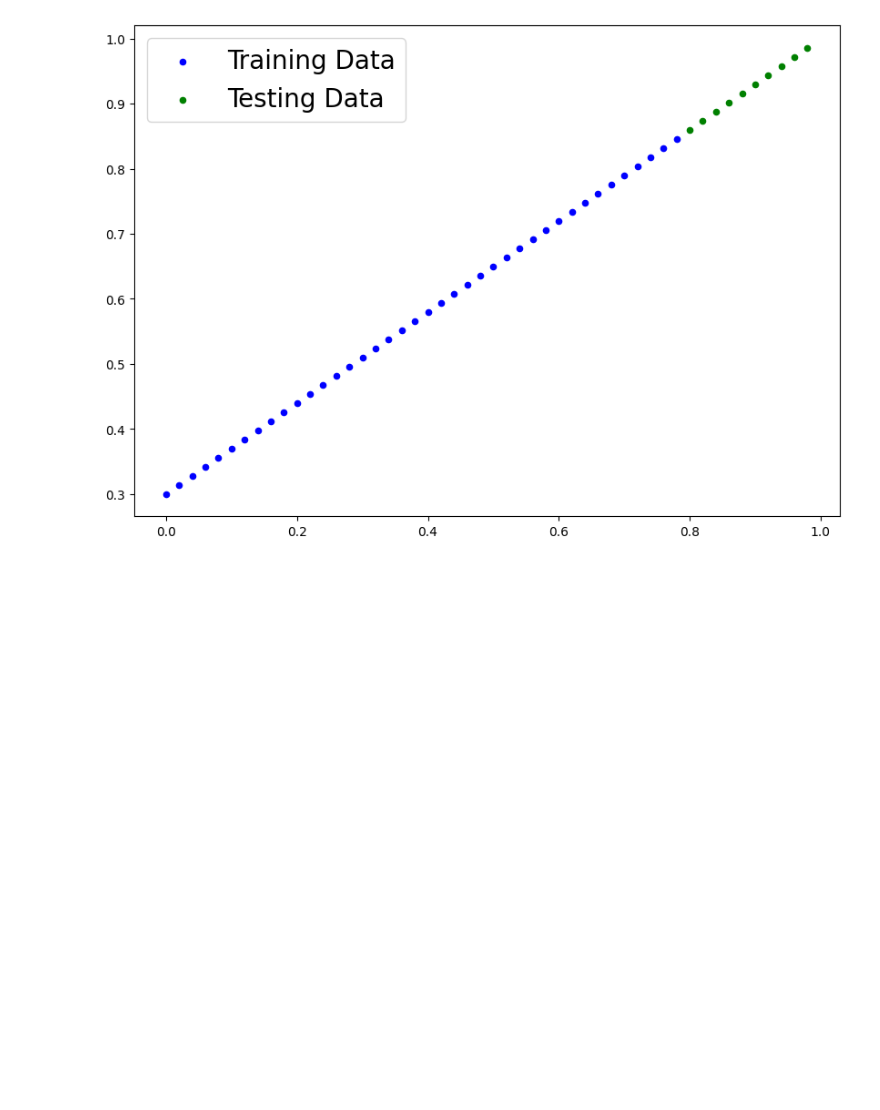
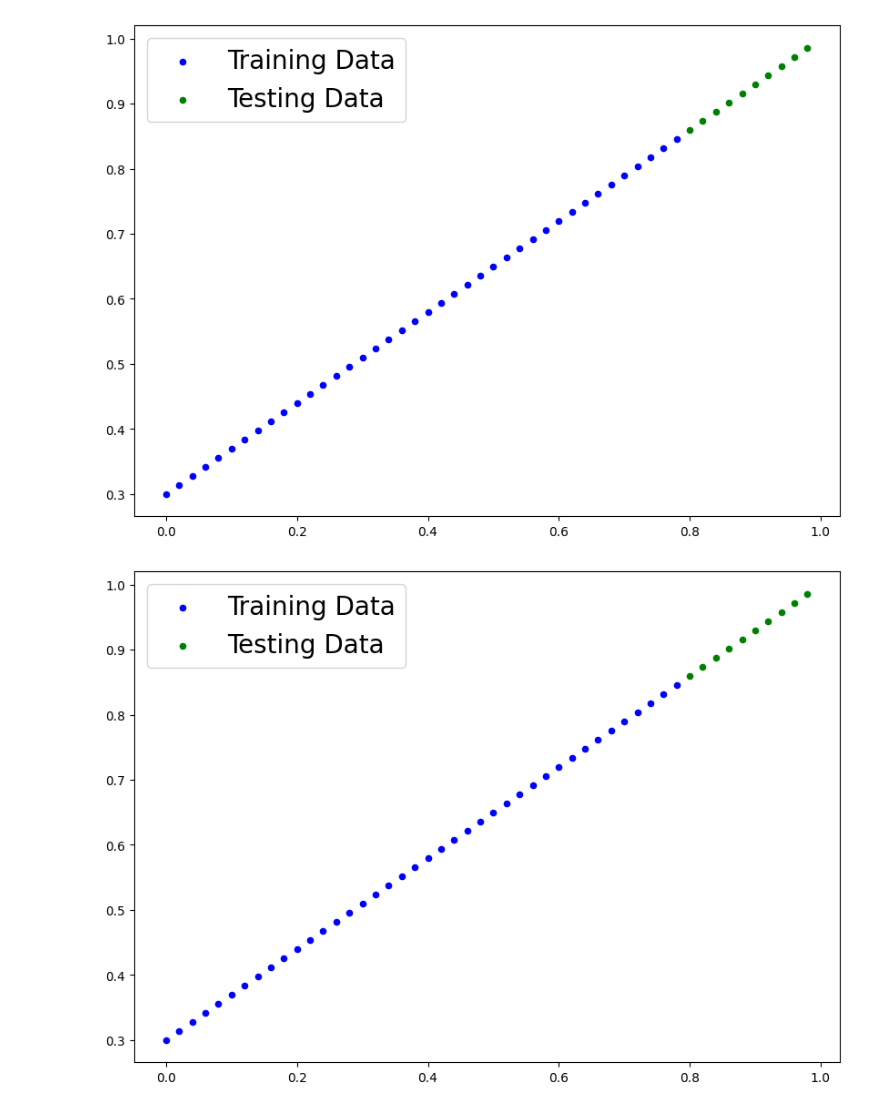
Before and after one commit to Prabhakar-12/PytorchPractice, a Jupyter notebook: Practice.ipynb, the cells around one changed output. Saved outputs shown, nothing was run; the diff lists cells and outputs as text; code cells hidden in the pictures; blank space fills up the shorter version.

```diff
--- a/Practice.ipynb
+++ b/Practice.ipynb
@@ -31,3 +31,35 @@ plot_prediction()
 40 40
 10 10
 [figure]
+# %%
+#Work Flow of the Pytorch
+import torch
+import matplotlib.pyplot as plt
+from torch import nn
+weight=0.7
+bias=0.3
+start=0
+end=1
+step=0.02
+X=torch.arange(start,end,step).unsqueeze(dim=1)
+y=X*weight+bias
+#Spliting the Data into Training And Testing
+splittingData=int(0.8 * len(X))
+X_Train,X_Test=X[:splittingData],X[splittingData:]
+y_Train,y_Test=y[:splittingData],y[splittingData:]
+def plot_prediction(Train_Data=X_Train,
+                    Train_Label=y_Train,
+                    Test_Data=X_Test,
+                    Test_Label=y_Test,
+                    prediction=None
+                    ):
+    plt.figure(figsize=(10,7))
+    plt.scatter(Train_Data,Train_Label,c="b",s=20,label="Training Data")
+    plt.scatter(Test_Data,Test_Label,c="g",s=20,label="Testing Data")
+    if prediction is not None:
+        plt.scatter(prediction,Test_Label,c="r",s=20,label="Training Data")
+
+    plt.legend(prop={"size":20});
+plot_prediction()
+# %% [output]
+[figure, added]
```
Also changed, not shown: parts of 1 cell of this notebook.
